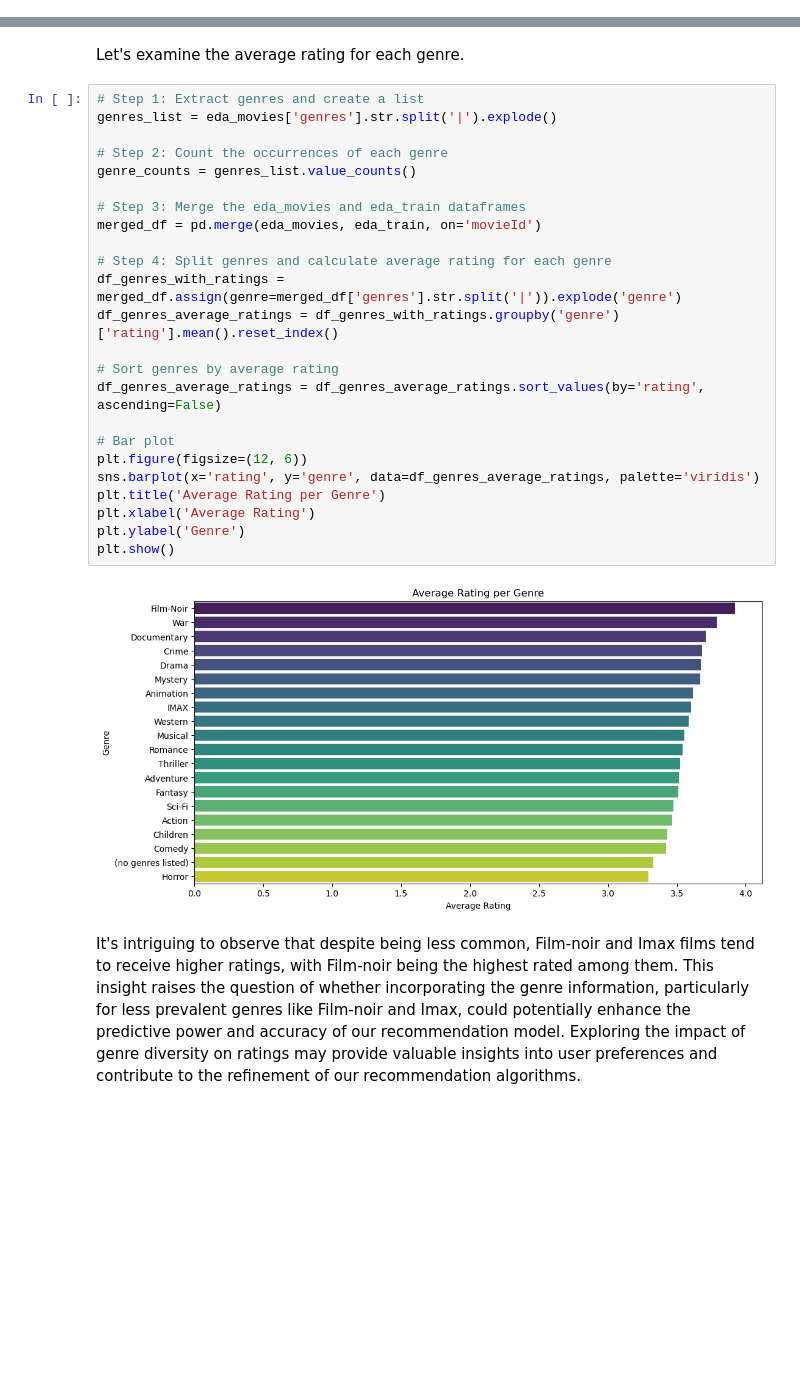
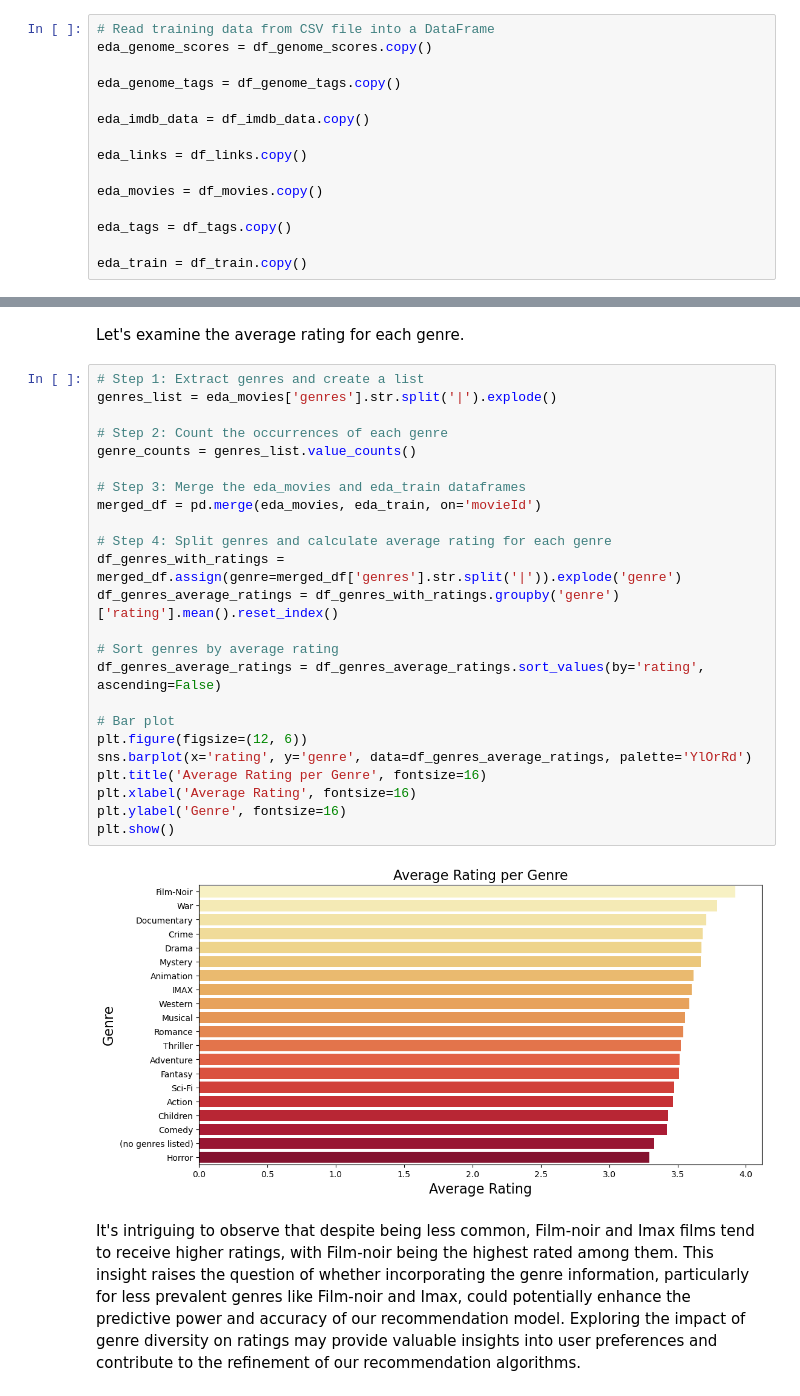
Before and after one commit to Christelle278/Unsupervised-Learning-Sprint-2307FTDS-Team-NM3, a Jupyter notebook: Unsupervised_Learning_Sprint_2307FTDS_Team_NM3.ipynb, the cells around one changed output, grey strips where cells are left out. Drawn from its saved outputs; the diff is of its cells as text; blank space fills up the shorter version.

```diff
--- a/Unsupervised_Learning_Sprint_2307FTDS_Team_NM3.ipynb
+++ b/Unsupervised_Learning_Sprint_2307FTDS_Team_NM3.ipynb
@@ -717,0 +698,15 @@ eda_test = pd.read_csv('test.csv')
+# %%
+# Read training data from CSV file into a DataFrame
+eda_genome_scores = df_genome_scores.copy()
+
+eda_genome_tags = df_genome_tags.copy()
+
+eda_imdb_data = df_imdb_data.copy()
+
+eda_links = df_links.copy()
+
+eda_movies = df_movies.copy()
+
+eda_tags = df_tags.copy()
+
+eda_train = df_train.copy()
@@ -1065,29 +1063,29 @@ Let's examine the average rating for each genre.
 # %%
 # Step 1: Extract genres and create a list
 genres_list = eda_movies['genres'].str.split('|').explode()
 
 # Step 2: Count the occurrences of each genre
 genre_counts = genres_list.value_counts()
 
 # Step 3: Merge the eda_movies and eda_train dataframes
 merged_df = pd.merge(eda_movies, eda_train, on='movieId')
 
 # Step 4: Split genres and calculate average rating for each genre
 df_genres_with_ratings = merged_df.assign(genre=merged_df['genres'].str.split('|')).explode('genre')
 df_genres_average_ratings = df_genres_with_ratings.groupby('genre')['rating'].mean().reset_index()
 
 # Sort genres by average rating
 df_genres_average_ratings = df_genres_average_ratings.sort_values(by='rating', ascending=False)
 
 # Bar plot
 plt.figure(figsize=(12, 6))
-sns.barplot(x='rating', y='genre', data=df_genres_average_ratings, palette='viridis')
-plt.title('Average Rating per Genre')
-plt.xlabel('Average Rating')
-plt.ylabel('Genre')
+sns.barplot(x='rating', y='genre', data=df_genres_average_ratings, palette='YlOrRd')
+plt.title('Average Rating per Genre', fontsize=16)
+plt.xlabel('Average Rating', fontsize=16)
+plt.ylabel('Genre', fontsize=16)
 plt.show()
 # %% [output]
-[figure, old version]
+[figure, new version]
 # %% [markdown]
 It's intriguing to observe that despite being less common, Film-noir and Imax films tend to receive higher ratings, with Film-noir being the highest rated among them. This insight raises the question of whether incorporating the genre information, particularly for less prevalent genres like Film-noir and Imax, could potentially enhance the predictive power and accuracy of our recommendation model. Exploring the impact of genre diversity on ratings may provide valuable insights into user preferences and contribute to the refinement of our recommendation algorithms.
 # %% [markdown]
```
Also changed, not shown: parts of 83 cells of this notebook.
